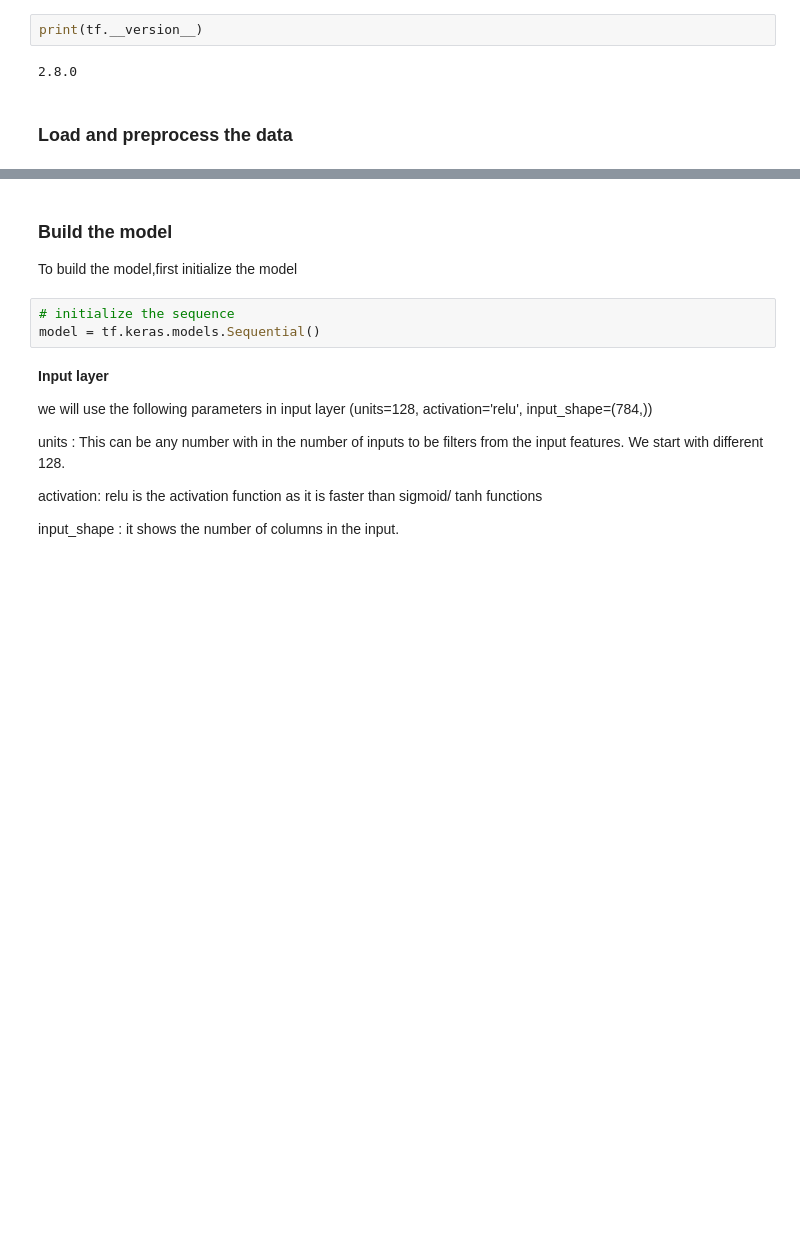
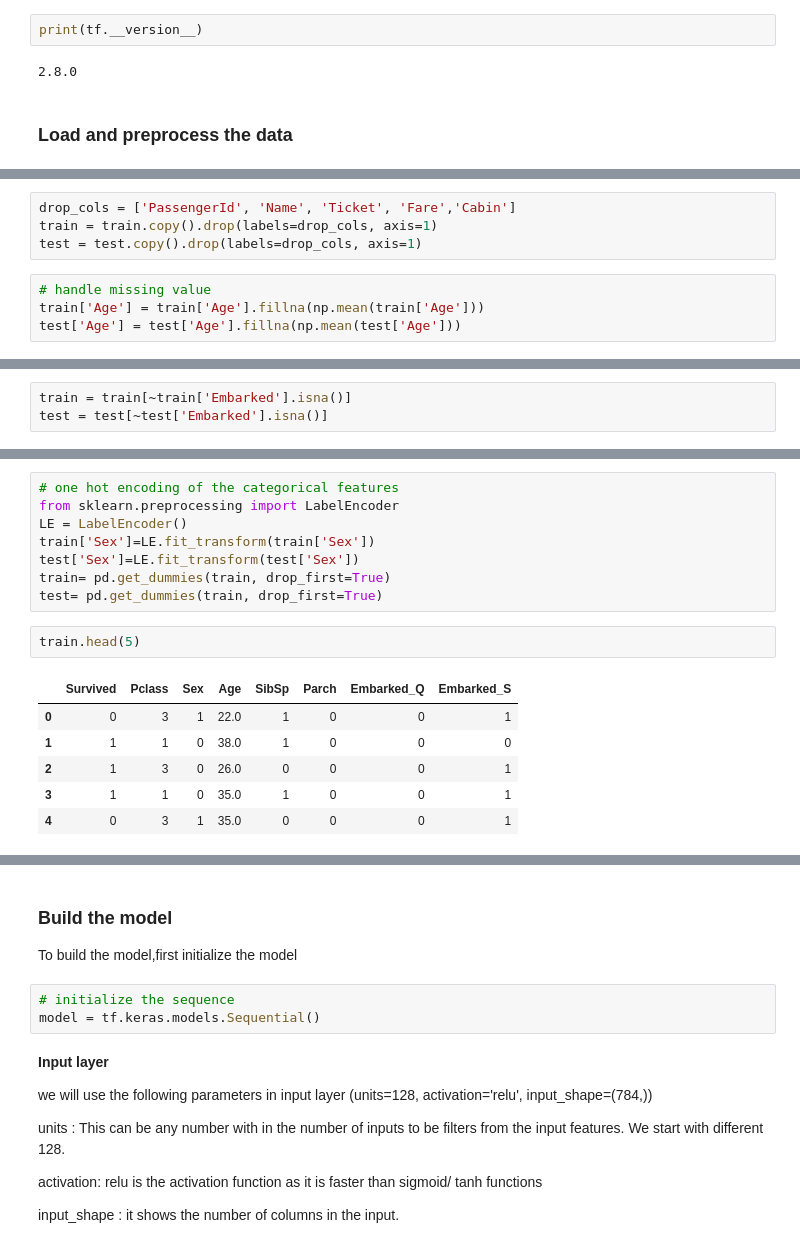
Before and after one commit to sowmyarajesh/ML_ANN, a Jupyter notebook: ANN_BinaryClassification.ipynb, the cells around one changed output, grey strips where cells are left out. Saved outputs shown, nothing was run; the diff lists cells and outputs as text; blank space fills up the shorter version.

```diff
--- a/ANN_BinaryClassification.ipynb
+++ b/ANN_BinaryClassification.ipynb
@@ -45,0 +144,8 @@ train.head(2)
+# %%
+drop_cols = ['PassengerId', 'Name', 'Ticket', 'Fare','Cabin']
+train = train.copy().drop(labels=drop_cols, axis=1)
+test = test.copy().drop(labels=drop_cols, axis=1)
+# %%
+# handle missing value
+train['Age'] = train['Age'].fillna(np.mean(train['Age']))
+test['Age'] = test['Age'].fillna(np.mean(test['Age']))
@@ -45,0 +156,3 @@ train.head(2)
+# %%
+train = train[~train['Embarked'].isna()]
+test = test[~test['Embarked'].isna()]
@@ -45,0 +179,17 @@ train.head(2)
+# %%
+# one hot encoding of the categorical features
+from sklearn.preprocessing import LabelEncoder
+LE = LabelEncoder()
+train['Sex']=LE.fit_transform(train['Sex'])
+test['Sex']=LE.fit_transform(test['Sex'])
+train= pd.get_dummies(train, drop_first=True)
+test= pd.get_dummies(train, drop_first=True)
+# %%
+train.head(5)
+# %% [output]
+|  | Survived | Pclass | Sex | Age | SibSp | Parch | Embarked_Q | Embarked_S |
+| 0 | 0 | 3 | 1 | 22.0 | 1 | 0 | 0 | 1 |
+| 1 | 1 | 1 | 0 | 38.0 | 1 | 0 | 0 | 0 |
+| 2 | 1 | 3 | 0 | 26.0 | 0 | 0 | 0 | 1 |
+| 3 | 1 | 1 | 0 | 35.0 | 1 | 0 | 0 | 1 |
+| 4 | 0 | 3 | 1 | 35.0 | 0 | 0 | 0 | 1 |
```
Also changed, not shown: parts of 19 cells of this notebook.
